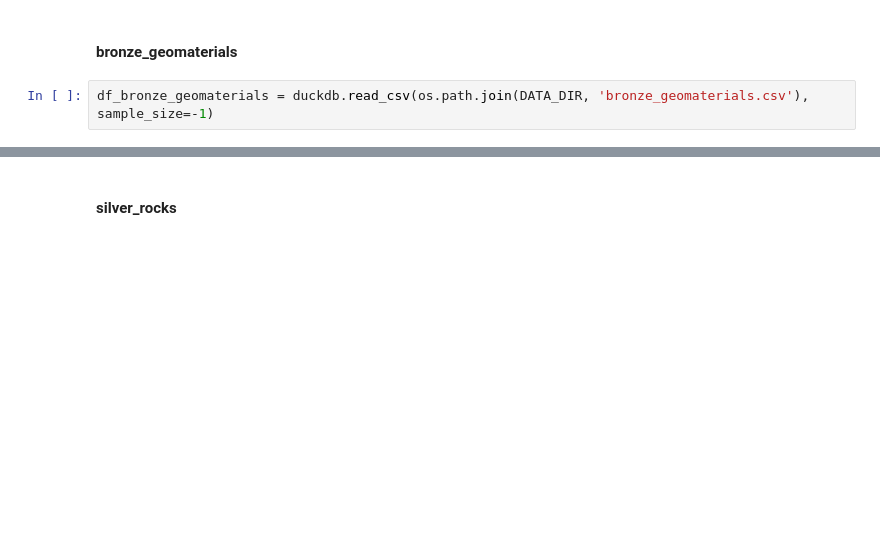
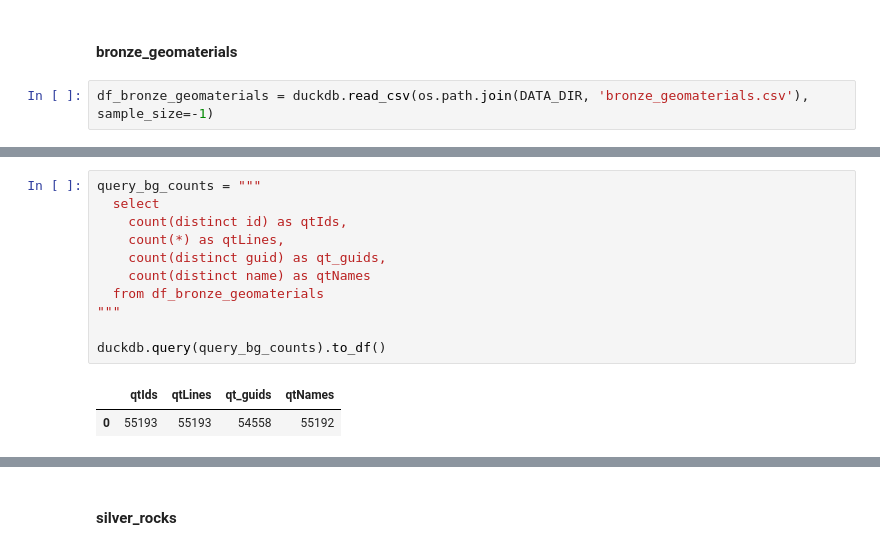
Before and after one commit to luschiro/mindapp, a Jupyter notebook: etl_analysis.ipynb, the cells around one changed output, grey strips where cells are left out. Cells and saved outputs as stored; diff of their text form; blank space fills up the shorter version.

```diff
--- a/etl_analysis.ipynb
+++ b/etl_analysis.ipynb
@@ -89,0 +122,14 @@ duckdb.sql(query)
+# %%
+query_bg_counts = """
+  select
+    count(distinct id) as qtIds,
+    count(*) as qtLines,
+    count(distinct guid) as qt_guids,
+    count(distinct name) as qtNames
+  from df_bronze_geomaterials
+"""
+
+duckdb.query(query_bg_counts).to_df()
+# %% [output]
+|  | qtIds | qtLines | qt_guids | qtNames |
+| 0 | 55193 | 55193 | 54558 | 55192 |
```
Also changed, not shown: parts of 14 cells of this notebook, 4 other files.
